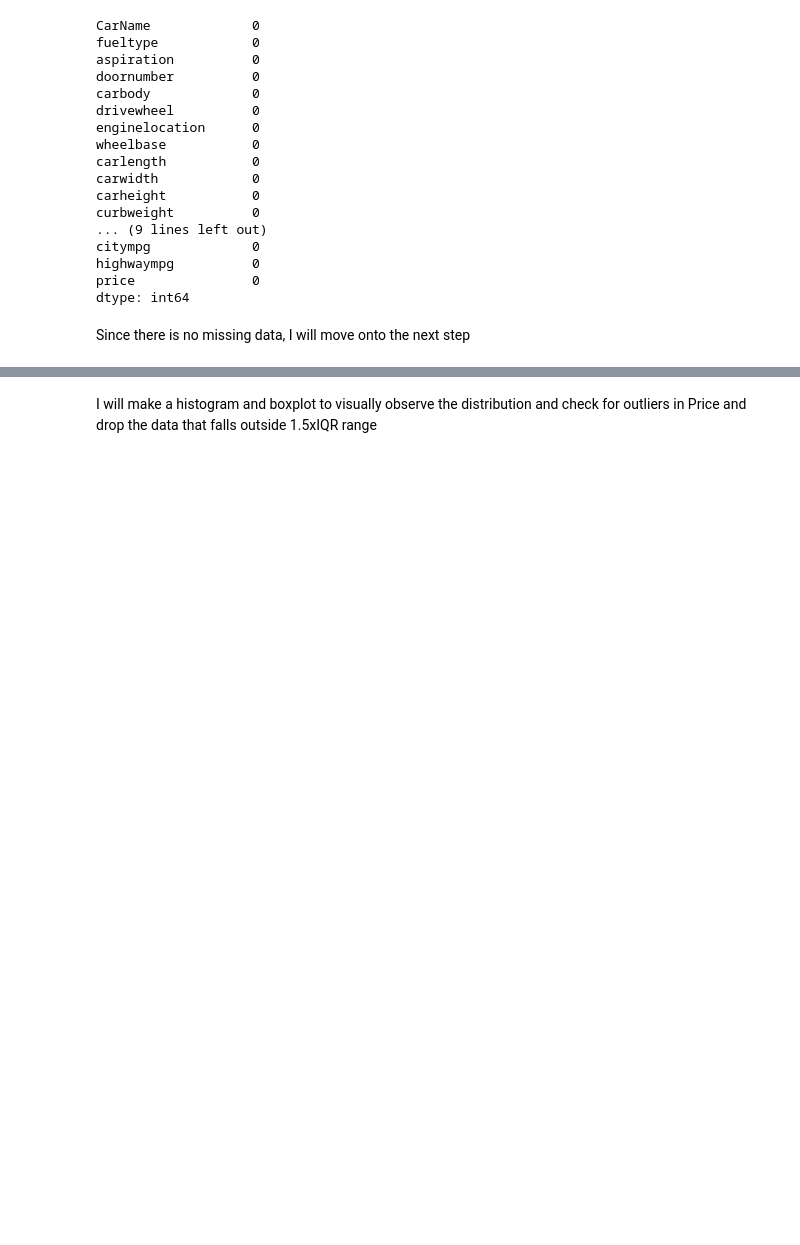
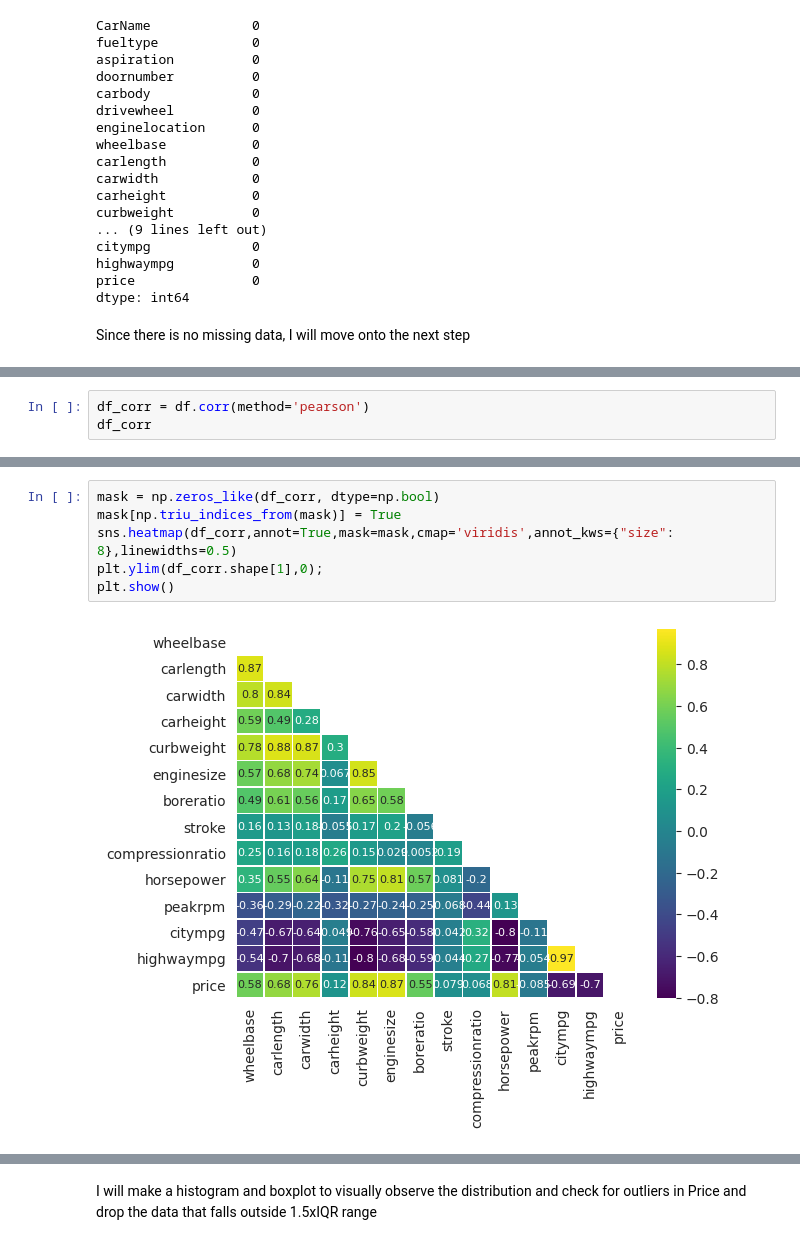
Before and after one commit to Tee-DataA/Hackathon1, a Jupyter notebook: jupyter_notebooks/Notebook_Template.ipynb, the cells around one changed output, grey strips where cells are left out. Drawn from its saved outputs; the diff is of its cells as text; blank space fills up the shorter version.

```diff
--- a/jupyter_notebooks/Notebook_Template.ipynb
+++ b/jupyter_notebooks/Notebook_Template.ipynb
@@ -123,0 +128,3 @@ Since there is no missing data, I will move onto the next step
+# %%
+df_corr = df.corr(method='pearson')
+df_corr
@@ -123,0 +147,8 @@ Since there is no missing data, I will move onto the next step
+# %%
+mask = np.zeros_like(df_corr, dtype=np.bool)
+mask[np.triu_indices_from(mask)] = True
+sns.heatmap(df_corr,annot=True,mask=mask,cmap='viridis',annot_kws={"size": 8},linewidths=0.5)
+plt.ylim(df_corr.shape[1],0);
+plt.show()
+# %% [output]
+[figure, added]
```
Also changed, not shown: parts of 13 cells of this notebook.
